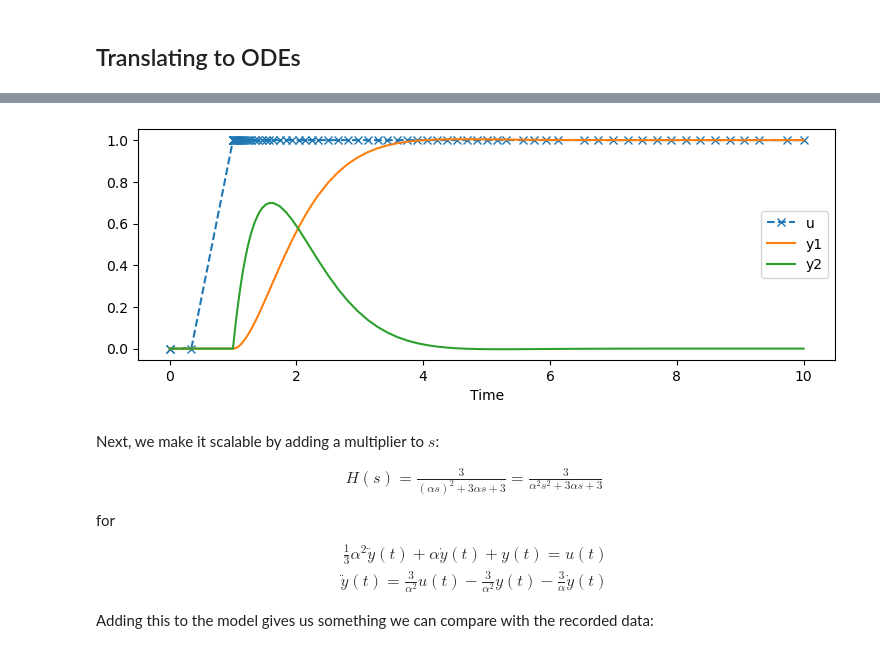
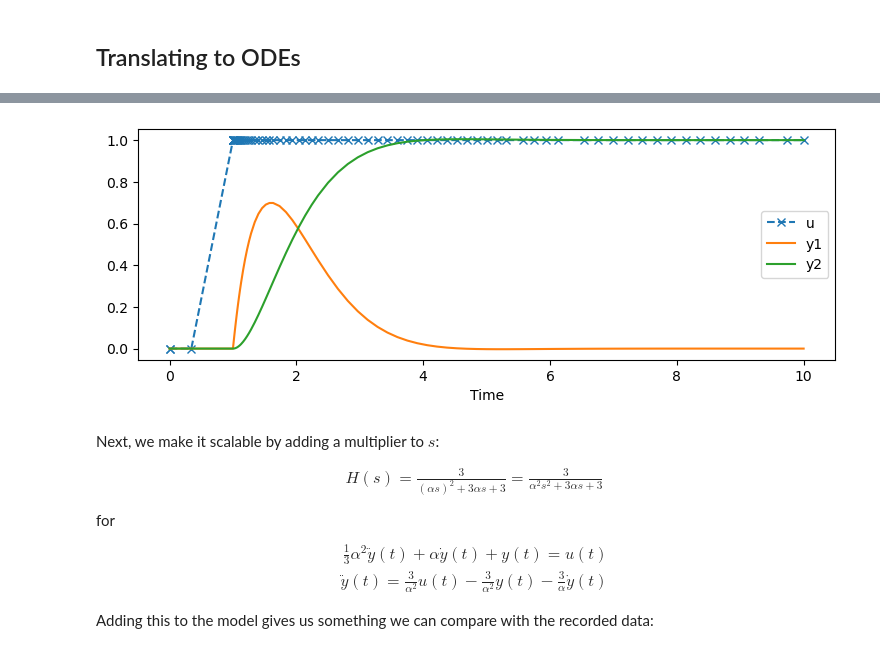
Before and after one commit to CardiacModelling/myokit-pints-tutorial, a Jupyter notebook: artefacts/appendix-A4-bessel-filters.ipynb, the cells around one changed output, grey strips where cells are left out. Cells and saved outputs as stored; diff of their text form; code cells hidden in the pictures.

```diff
--- a/artefacts/appendix-A4-bessel-filters.ipynb
+++ b/artefacts/appendix-A4-bessel-filters.ipynb
@@ -829,32 +825,32 @@ Let's try it out!
 # %%
 m = myokit.parse_model("""
 [[model]]
 f.y1 = 0
 f.y2 = 0
 
 [f]
 pace = 0 bind pace
 time = 0 bind time
-dot(y1) = y2
-dot(y2) = 3 * (pace - y1 - y2)
+dot(y1) = 3 * (pace - y2 - y1)
+dot(y2) = y1
 """)
 
 p = myokit.Protocol()
 p.schedule(start=1, duration=10, level=1)
 
 s = myokit.Simulation(m, p)
 e = s.run(10)
 
 fig = plt.figure(figsize=(9, 3))
 ax = fig.add_subplot()
 ax.set_xlabel('Time')
 ax.plot(e.time(), e['f.pace'], 'x--', label='u')
 ax.plot(e.time(), e['f.y1'], label='y1')
 ax.plot(e.time(), e['f.y2'], label='y2')
 ax.legend(loc='right')
 plt.show()
 # %% [output]
-[figure, old version]
+[figure, new version]
 # %% [markdown]
 Next, we make it scalable by adding a multiplier to $s$:
 
```
Also changed, not shown: parts of 40 cells of this notebook, 2 other files.
